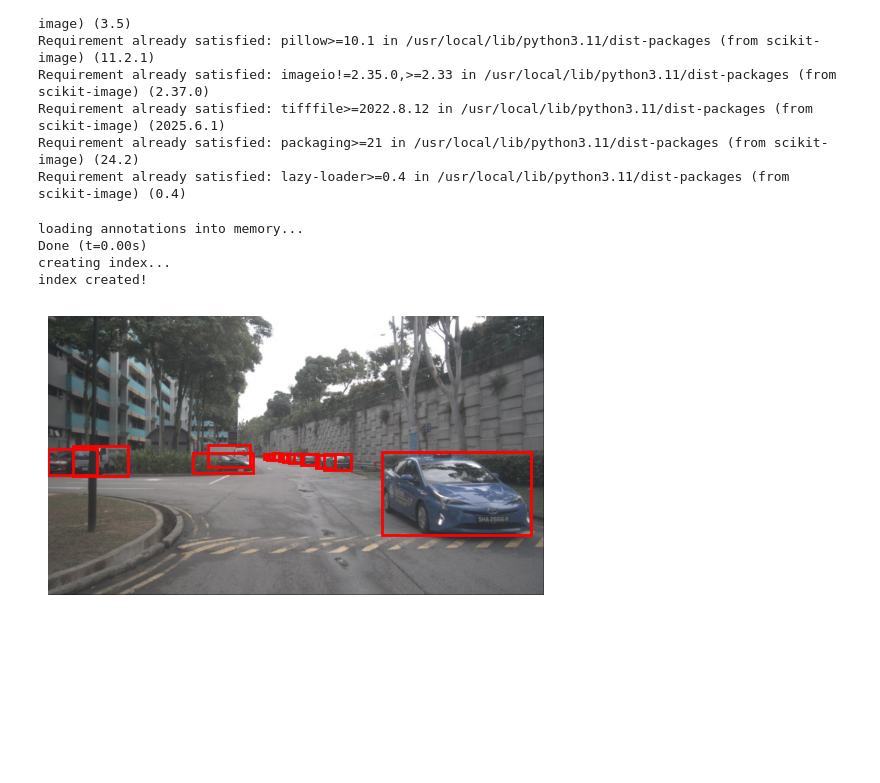
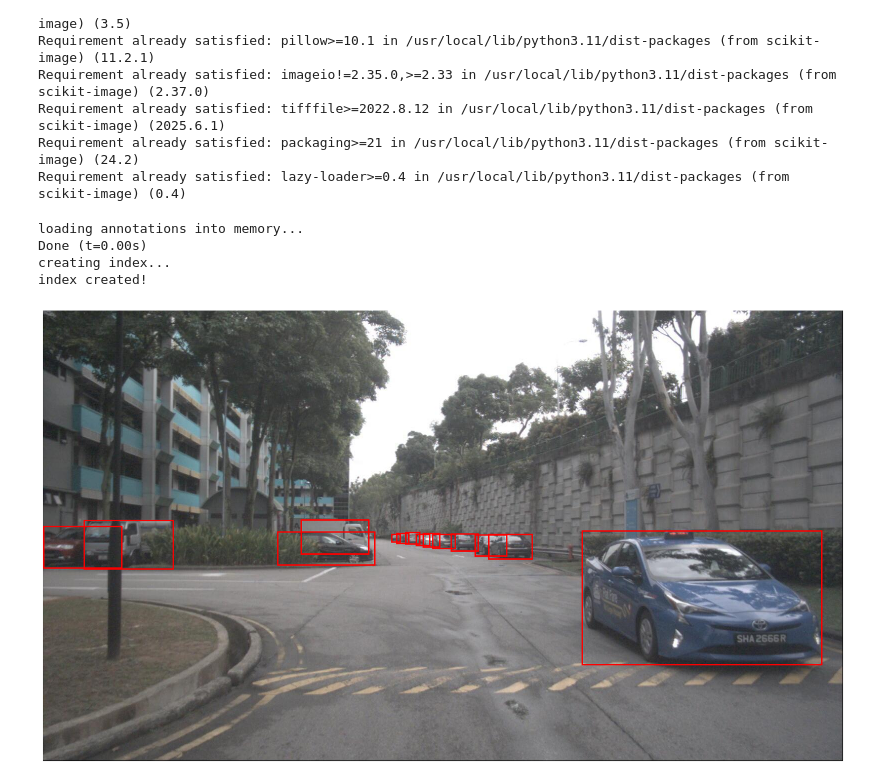
Before and after one commit to mgemaakbar/AACV, a Jupyter notebook: detr_data_prep.ipynb, the cells around one changed output. Cells and saved outputs as stored; diff of their text form; code cells hidden in the pictures; blank space fills up the shorter version.

Commit message:
bigger image

```diff
--- a/detr_data_prep.ipynb
+++ b/detr_data_prep.ipynb
@@ -155,44 +144,44 @@ Requirement already satisfied: lazy-loader>=0.4 in /usr/local/lib/python3.11/dis
 # %%
 from pycocotools.coco import COCO
 import matplotlib.pyplot as plt
 import matplotlib.patches as patches
-import skimage.io
+import cv2
+import os
 
-# Path to annotation file and images
-annFile = '/content/val.json'
-image_dir = '/content/val/'
+ann_file = '/content/val.json'
+img_dir = '/content/val/'
 
-# Initialize COCO API
-coco = COCO(annFile)
+coco = COCO(ann_file)
 
-# Get image IDs and select one
-img_ids = coco.getImgIds()
-img = coco.loadImgs(img_ids[0])[0]
+img_id = coco.getImgIds()[0]
+img_info = coco.loadImgs(img_id)[0]
+img_path = os.path.join(img_dir, img_info['file_name'])
 
-# Load and display the image
-image = skimage.io.imread(image_dir + img['file_name'])
+img = cv2.imread(img_path)
+img = cv2.cvtColor(img, cv2.COLOR_BGR2RGB)
 
-plt.imshow(image)
-plt.axis('off')
-
-# Load annotations
-ann_ids = coco.getAnnIds(imgIds=img['id'])
+ann_ids = coco.getAnnIds(imgIds=img_id)
 anns = coco.loadAnns(ann_ids)
 
-# Draw bounding boxes
-ax = plt.gca()
+dpi = 100
+height, width = img.shape[:2]
+figsize = (width / dpi, height / dpi)
+
+fig, ax = plt.subplots(1, figsize=figsize, dpi=dpi)
+ax.imshow(img)
+
 for ann in anns:
-    bbox = ann['bbox']  # [x, y, width, height]
-    rect = patches.Rectangle(
-        (bbox[0], bbox[1]), bbox[2], bbox[3],
-        linewidth=2, edgecolor='r', facecolor='none'
-    )
+    x, y, w, h = ann['bbox']
+    rect = patches.Rectangle((x, y), w, h, linewidth=2,
+                             edgecolor='r', facecolor='none')
     ax.add_patch(rect)
 
+ax.axis('off')
+plt.tight_layout(pad=0)
 plt.show()
 # %% [output]
 loading annotations into memory...
 Done (t=0.00s)
 creating index...
 index created!
-[figure, old version]
+[figure, new version]
```
Also changed, not shown: parts of 8 cells of this notebook.
